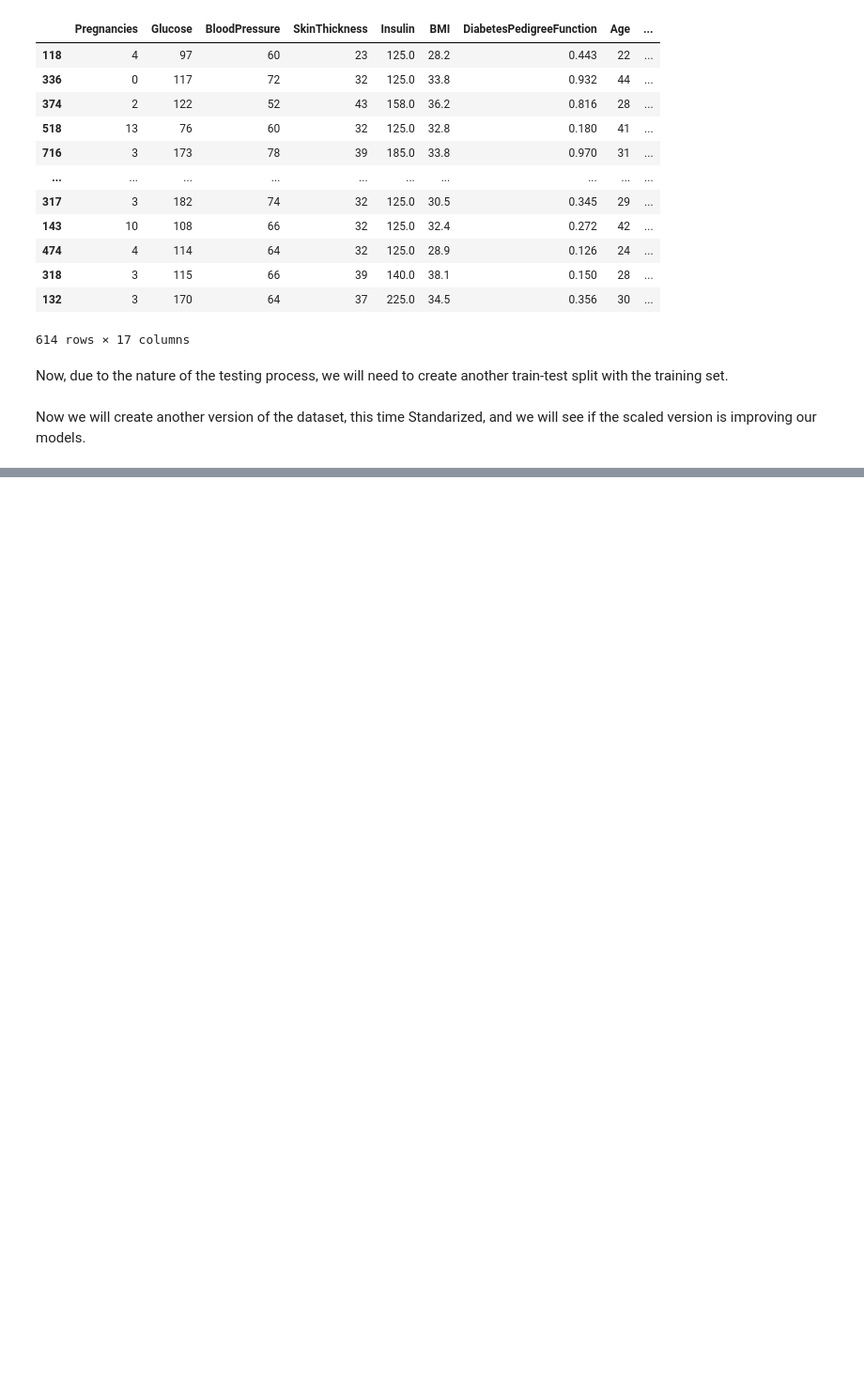
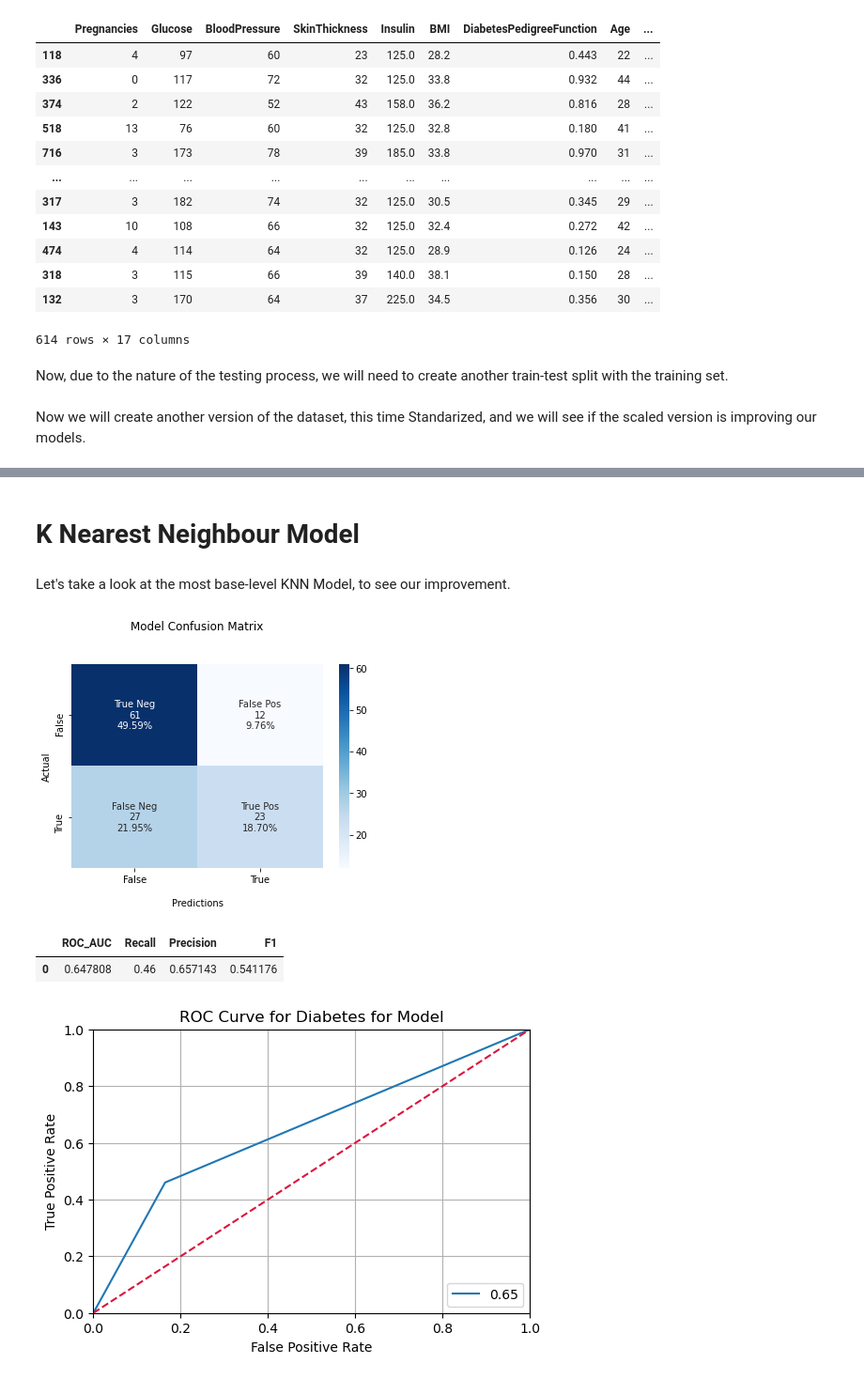
Before and after one commit to Aviost111/Diabetes_Predictions, a Jupyter notebook: DIABETES CLASSIFICATION PROJECT.ipynb, the cells around one changed output, grey strips where cells are left out. Shown at 94% size. Drawn from its saved outputs; the diff is of its cells as text; code cells hidden in the pictures; blank space fills up the shorter version.

```diff
--- a/DIABETES CLASSIFICATION PROJECT.ipynb
+++ b/DIABETES CLASSIFICATION PROJECT.ipynb
@@ -411,0 +510,41 @@ It is important to note that we will also be using the following metric tools fo
+# %% [markdown]
+# K Nearest Neighbour Model
+# %% [markdown]
+Let's take a look at the most base-level KNN Model, to see our improvement.
+# %%
+# the most basic knn model
+
+recall_1=[]
+precision_1=[]
+roc_1=[]
+f1_1=[]
+
+knn = KNeighborsClassifier()
+
+knn.fit(X_train2,y_train2)
+
+y_pred = knn.predict(X_test2)
+
+recall_1.append(recall_score(y_test2, y_pred))
+
+precision_1.append(precision_score(y_test2, y_pred))
+
+roc_1.append(sklearn.metrics.roc_auc_score(y_test2,y_pred))
+
+f1_1.append(fbeta_score(y_test2, y_pred, beta=1))
+
+
+
+d_1 = {'ROC_AUC': roc_1, 'Recall': recall_1,'Precision':precision_1,'F1':f1_1}
+
+dfd1 = pd.DataFrame(data=d_1)
+
+confusion_matrix_show(confusion_matrix(y_test2, y_pred))
+roc_show(y_test2,y_pred)
+
+dfd1
+# %% [output]
+[figure, added]
+|  | ROC_AUC | Recall | Precision | F1 |
+| 0 | 0.647808 | 0.46 | 0.657143 | 0.541176 |
+[figure, added]
```
Also changed, not shown: parts of 12 cells of this notebook.
